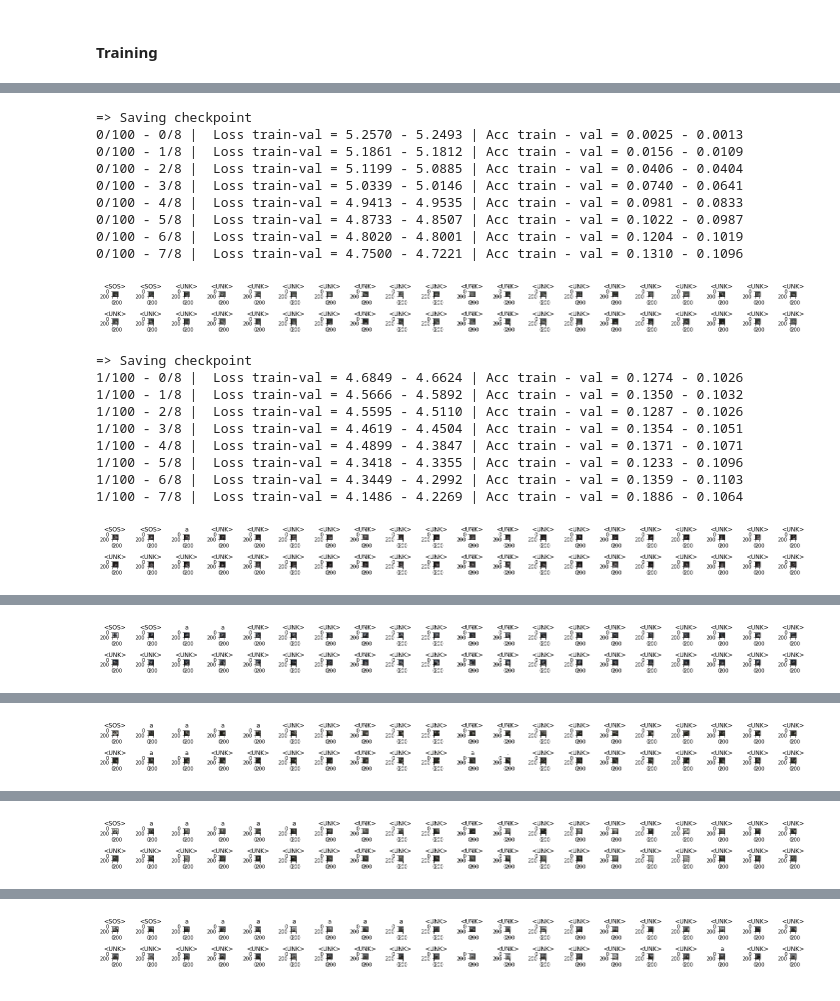
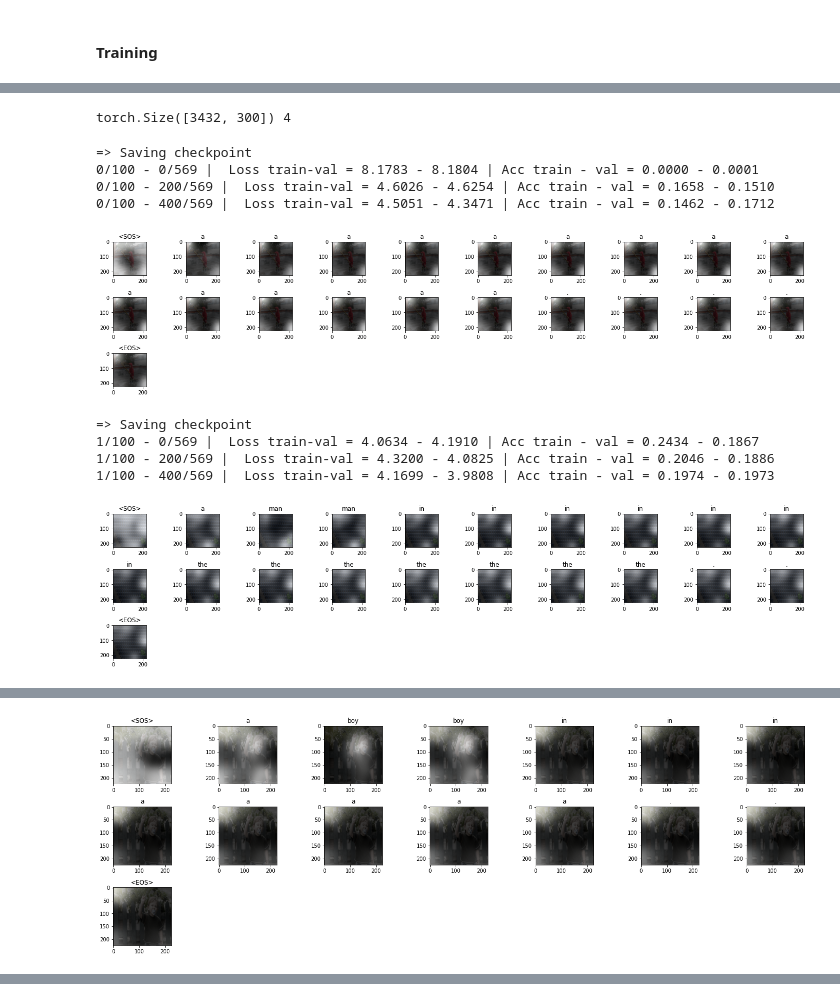
Before and after one commit to AminAlam/Image-Captioner, a Jupyter notebook: Image_Captioner.ipynb, the cells around one changed output, grey strips where cells are left out. Drawn from its saved outputs; the diff is of its cells as text; code cells hidden in the pictures.

Commit message:
embedding weights from GLOVE

```diff
--- a/Image_Captioner.ipynb
+++ b/Image_Captioner.ipynb
@@ -326,7 +346,7 @@ class CNNtoRNN(nn.Module):
 # %% [markdown]
 #### Training
 # %%
-model_save_dir = "third_model.pth.tar"
+model_save_dir = "/content/drive/My Drive/Courses/DeepLearning/HW03/Q03/attention_model.pth.tar"
 
 
 def save_checkpoint(state, filename=model_save_dir):
@@ -348,7 +368,7 @@ train_CNN = False
 
 # Hyperparameters
 batch_size = 64
-embed_size = 256
+embed_size = 300
 hidden_size = 256
 num_features = 2048
 num_layers = 1
@@ -363,16 +383,17 @@ transform = transforms.Compose([
     # transforms.RandomCrop(224),
     # transforms.RandomHorizontalFlip(),
     transforms.ToTensor(),
-    transforms.Normalize((0.485, 0.456, 0.406),
-                         (0.229, 0.224, 0.225))])
+    transforms.Normalize((0.5, 0.5, 0.5),
+                         (0.5, 0.5, 0.5))])
 
 train_loader, dataset_train, test_loader, dataset_test, dataset = get_loader(
-    root_folder="Flicker8k_Dataset",
-    annotation_file="Flickr8k.token.txt",
+    root_folder="/content/drive/My Drive/Courses/DeepLearning/HW03/Q03/Datas/Flicker8k_Dataset",
+    annotation_file="/content/drive/My Drive/Courses/DeepLearning/HW03/Q03/Datas/Flickr8k.token.txt",
     transform=transform,
-    num_workers=0,
+    num_workers=2,
     batch_size=batch_size,
-    train_test_ratio=0.9
+    train_test_ratio=0.9,
+    freq_threshold = 4
 )
 vocab_size = len(dataset.vocab)
 
@@ -387,3 +449,17 @@ optimizer = optim.Adam(model.parameters(), lr = learning_rate)
+# %%
+vectors = torch.randn(len(dataset.vocab), embed_size)
+ixx = 0
+for i in range(10,len(dataset.vocab)):
+        try:
+            vectors[i,:] = torch.FloatTensor(embeddings.loc[dataset.vocab.itos[i]].to_numpy())
+        except:
+            ixx =ixx+1
+print(vectors.shape, ixx)
+
+model.decoderRNN.embeddings.weight.data.copy_(vectors)
+model.decoderRNN.embeddings.weight.requires_grad = False
+# %% [output]
+torch.Size([3432, 300]) 4
 # %%
 def write_log(file_path, stat):
   with open(file_path, 'a') as the_file:
@@ -398,8 +474,10 @@ def plot_examples(imgs):
   # plt.show()
   with torch.no_grad():
     predicted_caption, weights = model.caption_image(imgs[0].unsqueeze(0), dataset.vocab)
-  visualize_attention(img2plot, predicted_caption, weights)
-  # print("\n"+" ".join(predicted_caption))
+  try:
+    visualize_attention(img2plot, predicted_caption, weights)
+  except:
+    print("\n"+" ".join(predicted_caption))
   # print("\n")
 
 
@@ -408,7 +486,7 @@ def visualize_attention(orig_image, words, atten_weights):
     len_tokens = len(words)
 
     for i in range(len(words)):
-        atten_current = atten_weights[i].detach().numpy()
+        atten_current = atten_weights[i].detach().cpu().numpy()
         atten_current = atten_current.reshape(7,7)
         ax = fig.add_subplot(len_tokens//2, len_tokens//2, i+1)
         ax.set_title(words[i])
@@ -459,7 +537,6 @@ def train(print_every):
             imgs = imgs.to(device)
             captions = captions.to(device)
             captions = captions.permute(1,0)
-
             outputs = model(imgs, captions)
 
             loss = criterion(outputs.view(-1, vocab_size), captions.reshape(-1))
@@ -470,36 +547,26 @@ def train(print_every):
               stats = '{2}/{3} - {0}/{1} |  Loss train-val = {4:.4f} - {6:.4f} | Acc train - val = {5:.4f} - {7:.4f}'.format(
                     idx, num_itters, epoch, num_epochs, loss.item(), acc, loss_val, acc_val)
               print('\r' + stats)
-              write_log("Logs.txt", stats)
+              write_log("/content/drive/My Drive/Courses/DeepLearning/HW03/Q03/Logs_attention.txt", stats)
 
             step += 1
 
             optimizer.zero_grad()
-            loss.backward(loss)
+            loss.backward()
             optimizer.step()
 
         plot_examples(imgs)
 # %%
-train(1)
+train(200)
 # %% [output]
 => Saving checkpoint
-0/100 - 0/8 |  Loss train-val = 5.2570 - 5.2493 | Acc train - val = 0.0025 - 0.0013
-0/100 - 1/8 |  Loss train-val = 5.1861 - 5.1812 | Acc train - val = 0.0156 - 0.0109
-0/100 - 2/8 |  Loss train-val = 5.1199 - 5.0885 | Acc train - val = 0.0406 - 0.0404
-0/100 - 3/8 |  Loss train-val = 5.0339 - 5.0146 | Acc train - val = 0.0740 - 0.0641
-0/100 - 4/8 |  Loss train-val = 4.9413 - 4.9535 | Acc train - val = 0.0981 - 0.0833
-0/100 - 5/8 |  Loss train-val = 4.8733 - 4.8507 | Acc train - val = 0.1022 - 0.0987
-0/100 - 6/8 |  Loss train-val = 4.8020 - 4.8001 | Acc train - val = 0.1204 - 0.1019
-0/100 - 7/8 |  Loss train-val = 4.7500 - 4.7221 | Acc train - val = 0.1310 - 0.1096
+0/100 - 0/569 |  Loss train-val = 8.1783 - 8.1804 | Acc train - val = 0.0000 - 0.0001
+0/100 - 200/569 |  Loss train-val = 4.6026 - 4.6254 | Acc train - val = 0.1658 - 0.1510
+0/100 - 400/569 |  Loss train-val = 4.5051 - 4.3471 | Acc train - val = 0.1462 - 0.1712
-[figure, old version]
+[figure, new version]
 => Saving checkpoint
-1/100 - 0/8 |  Loss train-val = 4.6849 - 4.6624 | Acc train - val = 0.1274 - 0.1026
-1/100 - 1/8 |  Loss train-val = 4.5666 - 4.5892 | Acc train - val = 0.1350 - 0.1032
-1/100 - 2/8 |  Loss train-val = 4.5595 - 4.5110 | Acc train - val = 0.1287 - 0.1026
-1/100 - 3/8 |  Loss train-val = 4.4619 - 4.4504 | Acc train - val = 0.1354 - 0.1051
-1/100 - 4/8 |  Loss train-val = 4.4899 - 4.3847 | Acc train - val = 0.1371 - 0.1071
-1/100 - 5/8 |  Loss train-val = 4.3418 - 4.3355 | Acc train - val = 0.1233 - 0.1096
-1/100 - 6/8 |  Loss train-val = 4.3449 - 4.2992 | Acc train - val = 0.1359 - 0.1103
-1/100 - 7/8 |  Loss train-val = 4.1486 - 4.2269 | Acc train - val = 0.1886 - 0.1064
+1/100 - 0/569 |  Loss train-val = 4.0634 - 4.1910 | Acc train - val = 0.2434 - 0.1867
+1/100 - 200/569 |  Loss train-val = 4.3200 - 4.0825 | Acc train - val = 0.2046 - 0.1886
+1/100 - 400/569 |  Loss train-val = 4.1699 - 3.9808 | Acc train - val = 0.1974 - 0.1973
-[figure, old version]
+[figure, new version]
 => Saving checkpoint
@@ -514,2 +576,2 @@ train(1)
-[figure, old version]
+[figure, new version]
 => Saving checkpoint
@@ -524 +578,0 @@ train(1)
-[figure, removed]
@@ -534 +578,0 @@ train(1)
-[figure, removed]
@@ -544 +578,0 @@ train(1)
-[figure, removed]
```
Also changed, not shown: parts of 10 cells of this notebook.
